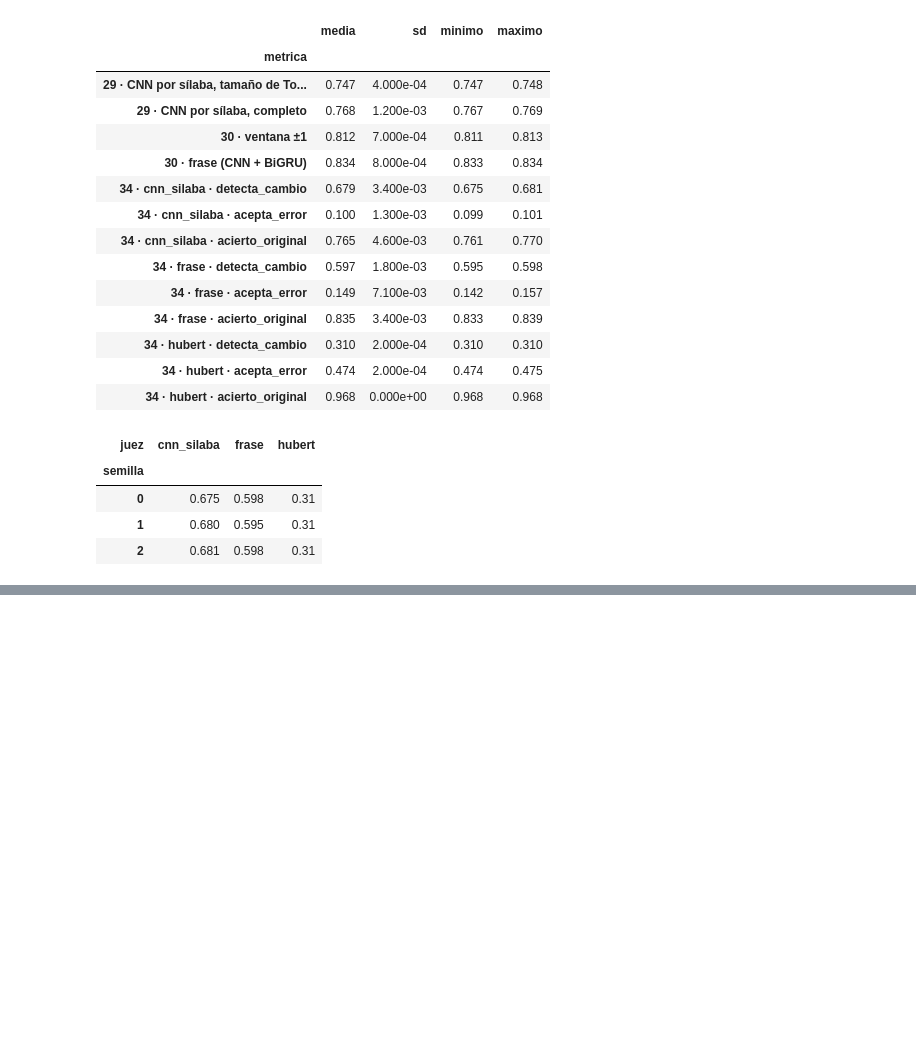
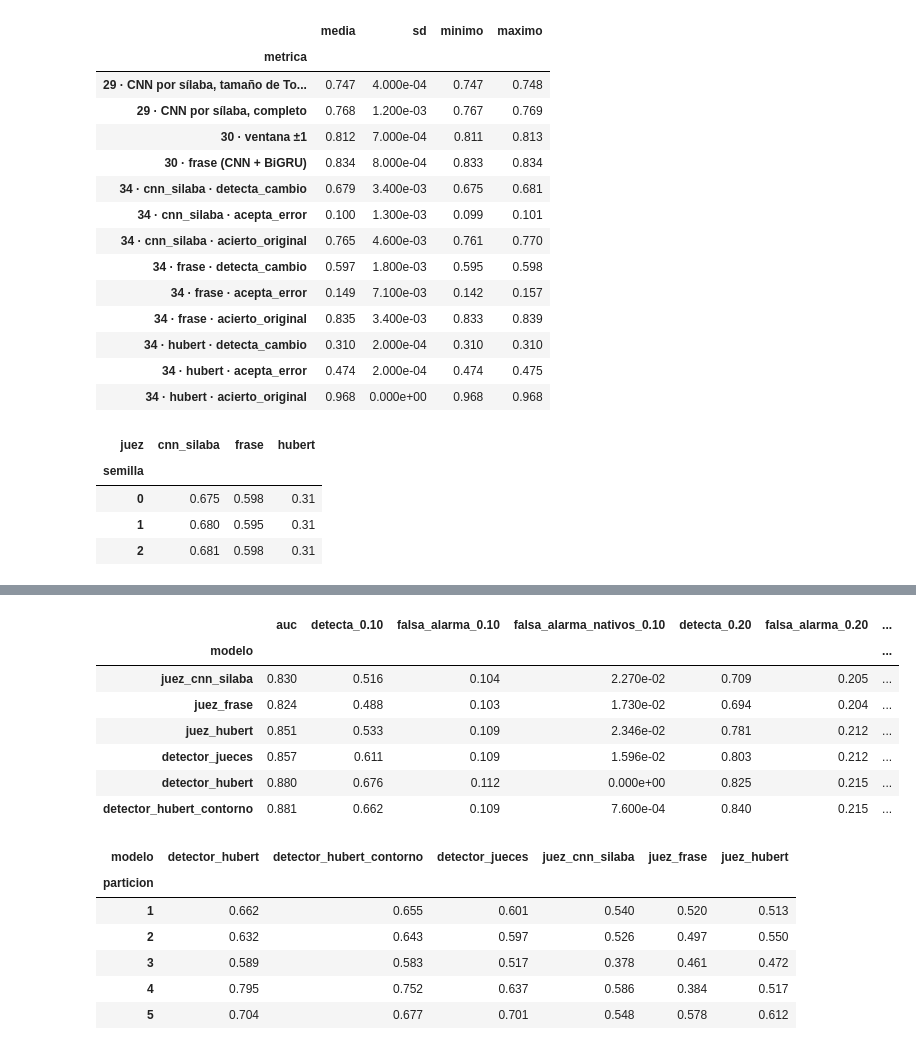
Before and after one commit to marinaxiuping/entrenador-tonos, a Jupyter notebook: notebooks/02_escalera_dominio.ipynb, the cells around one changed output, grey strips where cells are left out. Cells and saved outputs as stored; diff of their text form; code cells hidden in the pictures; blank space fills up the shorter version.

```diff
--- a/notebooks/02_escalera_dominio.ipynb
+++ b/notebooks/02_escalera_dominio.ipynb
@@ -439,0 +548,20 @@ detection.pivot(index="semilla", columns="juez", values="valor")[["cnn_silaba",
+# %%
+detector = pd.read_csv(OUT / "ompal" / "detector" / "particiones.csv")
+display(detector.drop(columns="particion").groupby("modelo", sort=False).mean())
+detector.pivot(index="particion", columns="modelo", values="detecta_0.10")
+# %% [output]
+|  | auc | detecta_0.10 | falsa_alarma_0.10 | falsa_alarma_nativos_0.10 | detecta_0.20 | falsa_alarma_0.20 | ... |
+| modelo |  |  |  |  |  |  | ... |
+| juez_cnn_silaba | 0.830 | 0.516 | 0.104 | 2.270e-02 | 0.709 | 0.205 | ... |
+| juez_frase | 0.824 | 0.488 | 0.103 | 1.730e-02 | 0.694 | 0.204 | ... |
+| juez_hubert | 0.851 | 0.533 | 0.109 | 2.346e-02 | 0.781 | 0.212 | ... |
+| detector_jueces | 0.857 | 0.611 | 0.109 | 1.596e-02 | 0.803 | 0.212 | ... |
+| detector_hubert | 0.880 | 0.676 | 0.112 | 0.000e+00 | 0.825 | 0.215 | ... |
+| detector_hubert_contorno | 0.881 | 0.662 | 0.109 | 7.600e-04 | 0.840 | 0.215 | ... |
+| modelo | detector_hubert | detector_hubert_contorno | detector_jueces | juez_cnn_silaba | juez_frase | juez_hubert |
+| particion |  |  |  |  |  |  |
+| 1 | 0.662 | 0.655 | 0.601 | 0.540 | 0.520 | 0.513 |
+| 2 | 0.632 | 0.643 | 0.597 | 0.526 | 0.497 | 0.550 |
+| 3 | 0.589 | 0.583 | 0.517 | 0.378 | 0.461 | 0.472 |
+| 4 | 0.795 | 0.752 | 0.637 | 0.586 | 0.384 | 0.517 |
+| 5 | 0.704 | 0.677 | 0.701 | 0.548 | 0.578 | 0.612 |
```
Also changed, not shown: parts of 20 cells of this notebook, 36 other files.
